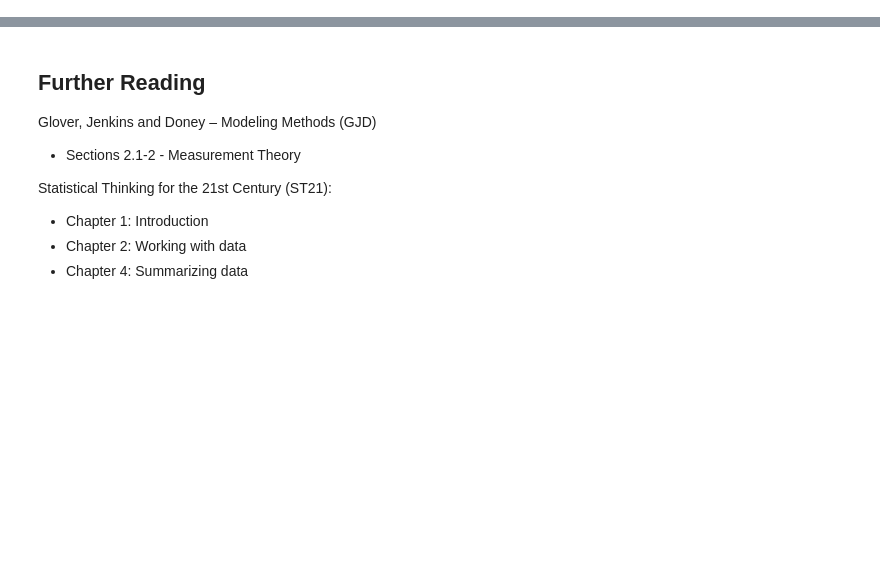
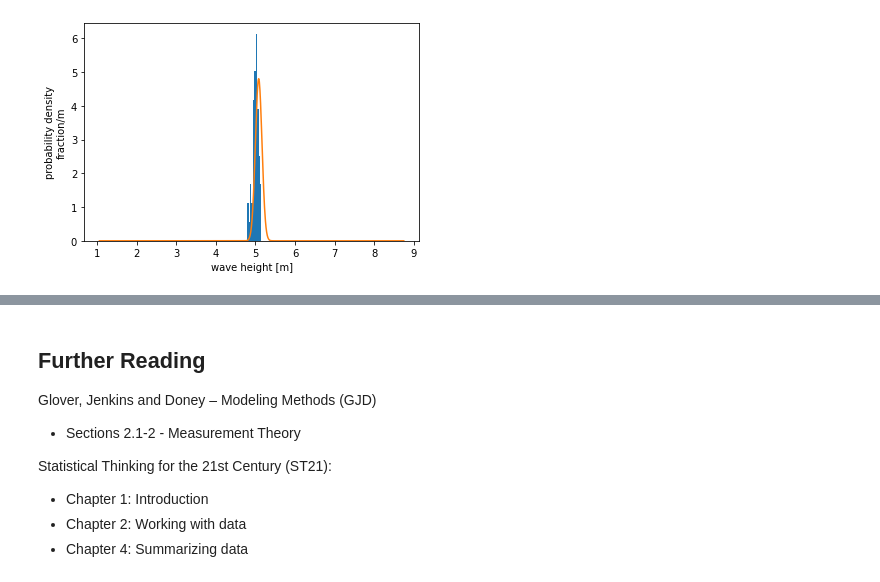
Before and after one commit to tompc35/data_marine_science, a Jupyter notebook: 2-01-introduction.ipynb, the cells around one changed output, grey strips where cells are left out. Cells and saved outputs as stored; diff of their text form; code cells hidden in the pictures; blank space fills up the shorter version.

```diff
--- a/2-01-introduction.ipynb
+++ b/2-01-introduction.ipynb
@@ -127,0 +139,15 @@ The standard error from 1 set of samples, gives an estimate of standard deviatio
+# %%
+Nsub = 10
+xm = np.nan*np.ones(100)
+
+for i in range(100):
+    xm[i] = np.mean(np.random.normal(5,scale=1.15,size=N))
+
+plt.figure()
+plt.hist(xm,density=True)
+plt.plot(x, stats.norm.pdf(x, np.mean(data), np.std(data)/np.sqrt(N)))
+plt.xlim(xl)
+plt.xlabel('wave height [m]')
+plt.ylabel('probability density\nfraction/m');
+# %% [output]
+[figure, added]
```
Also changed, not shown: parts of 7 cells of this notebook, 17 other files.
